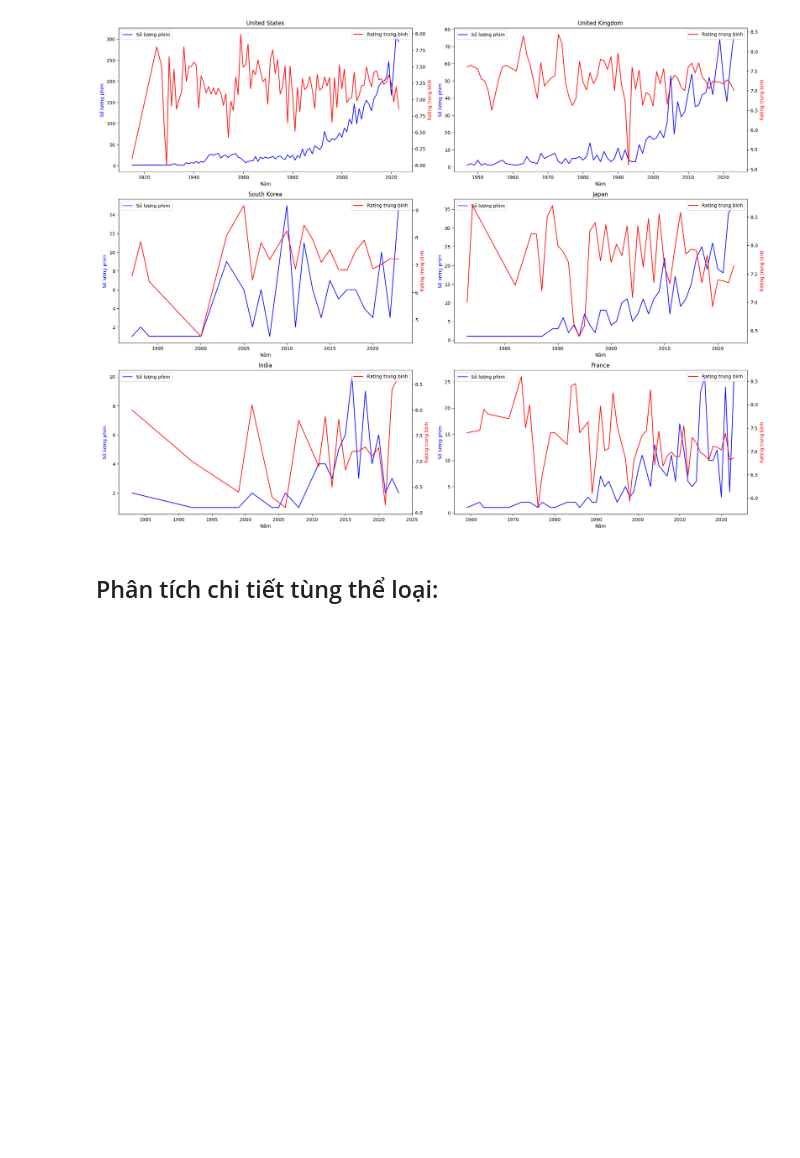
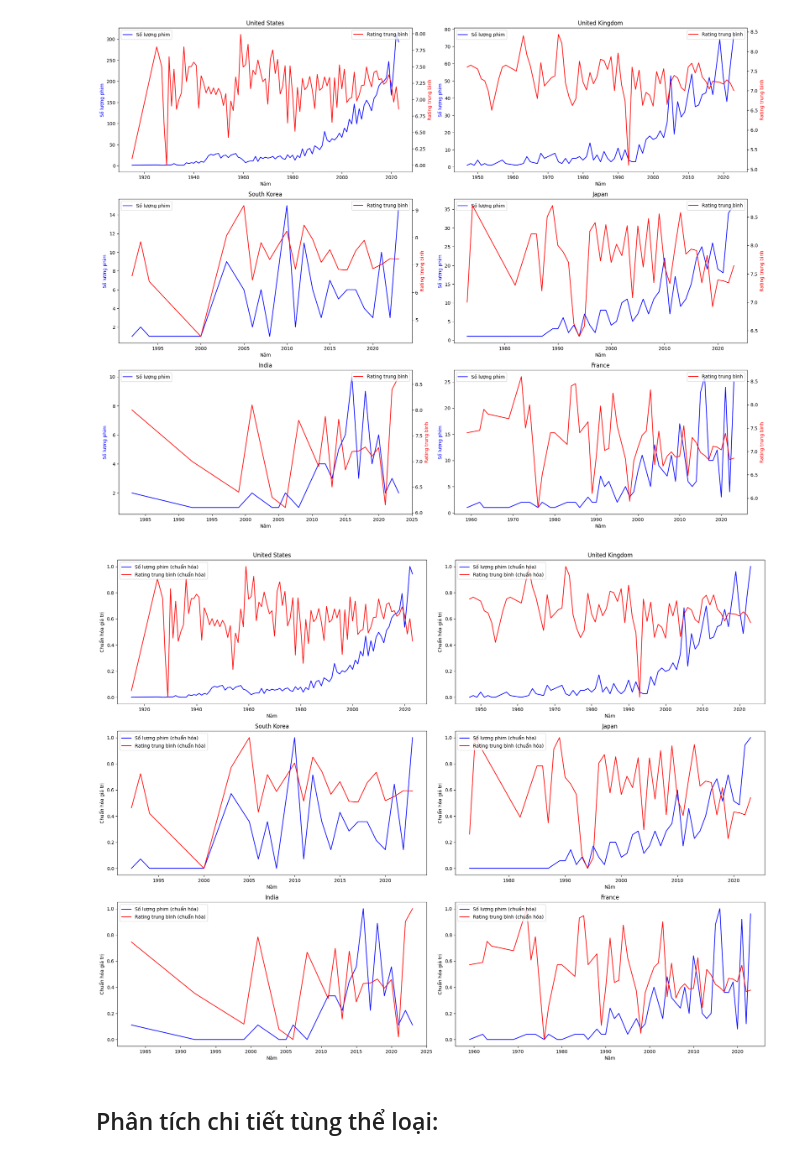
Before and after one commit to phuocnguyen2412/movie-analyst, a Jupyter notebook: Analyze_data_3.ipynb, the cells around one changed output. Cells and saved outputs as stored; diff of their text form; code cells hidden in the pictures; blank space fills up the shorter version.

```diff
--- a/Analyze_data_3.ipynb
+++ b/Analyze_data_3.ipynb
@@ -313,6 +353,54 @@ plt.tight_layout()
 plt.show()
 # %% [output]
 [figure]
+# %%
+# Tạo một figure với các subplots
+fig, axes = plt.subplots(nrows=4, ncols=2, figsize=(20, 20))
+axes = axes.flatten()
+
+# Vẽ biểu đồ cho từng quốc gia
+for i, country in enumerate(selected_countries):
+    country_df = filtered_df[(filtered_df['countries'] == country) & (filtered_df['release_date'] < 2024)]
+
+    # Tính số lượng phim theo năm
+    year_counts = country_df.groupby('release_date').size()
+
+    # Tính rating trung bình theo năm
+    year_ratings = country_df.groupby('release_date')['rating'].mean()
+
+    # Loại bỏ các hàng có giá trị NaN
+    year_counts = year_counts.dropna()
+    year_ratings = year_ratings.dropna()
+
+    # Kiểm tra nếu có đủ dữ liệu để vẽ biểu đồ
+    if not year_counts.empty and not year_ratings.empty:
+        # Chuẩn hóa dữ liệu về khoảng [0,1] trên cùng một thang đo
+        scaler = MinMaxScaler()
+        normalized_data = scaler.fit_transform(pd.DataFrame({'number_of_movies': year_counts, 'average_rating': year_ratings}))
+
+        year_counts_normalized = normalized_data[:, 0]  # Số lượng phim chuẩn hóa
+        year_ratings_normalized = normalized_data[:, 1]  # Rating trung bình chuẩn hóa
+
+        # Vẽ biểu đồ trên cùng một trục y
+        ax = axes[i]
+        sns.lineplot(x=year_counts.index, y=year_counts_normalized, ax=ax, color='b', label='Số lượng phim (chuẩn hóa)')
+        sns.lineplot(x=year_ratings.index, y=year_ratings_normalized, ax=ax, color='r', label='Rating trung bình (chuẩn hóa)')
+
+        ax.set_title(f'{country}')
+        ax.set_xlabel('Năm')
+        ax.set_ylabel('Chuẩn hóa giá trị')
+        ax.legend(loc='upper left')
+    else:
+        print(f"Không có đủ dữ liệu để vẽ biểu đồ cho {country}")
+
+# Ẩn subplot thừa nếu có
+for j in range(i + 1, len(axes)):
+    fig.delaxes(axes[j])
+
+plt.tight_layout()
+plt.show()
+# %% [output]
+[figure, added]
 # %% [markdown]
 ## Phân tích chi tiết tùng thể loại:
 # %%
```
Also changed, not shown: parts of 3 cells of this notebook.
